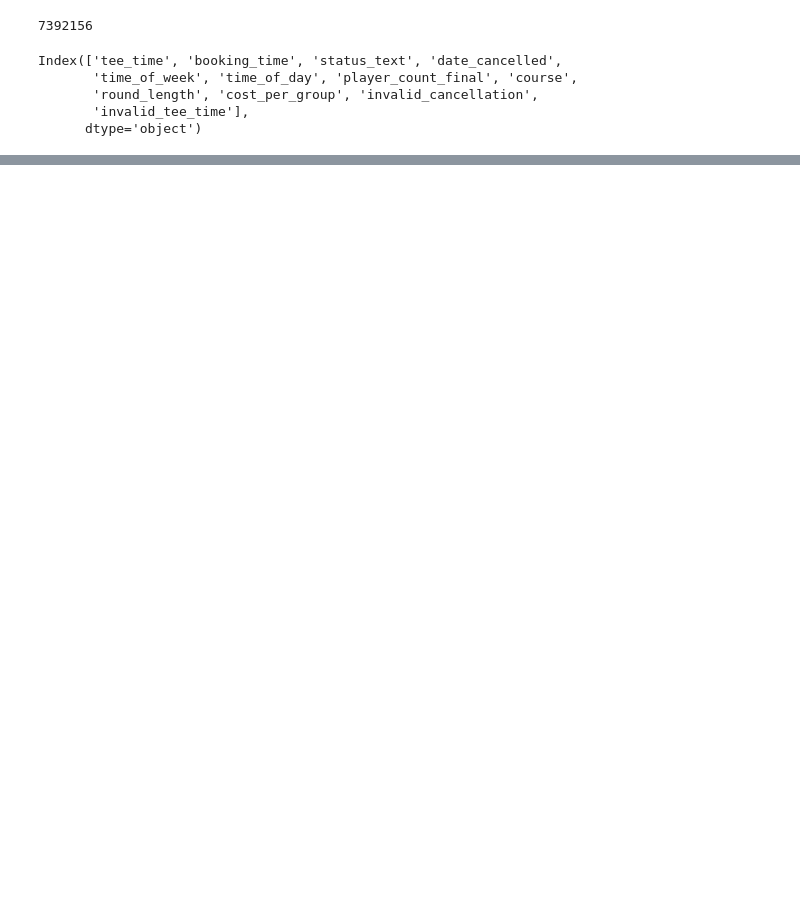
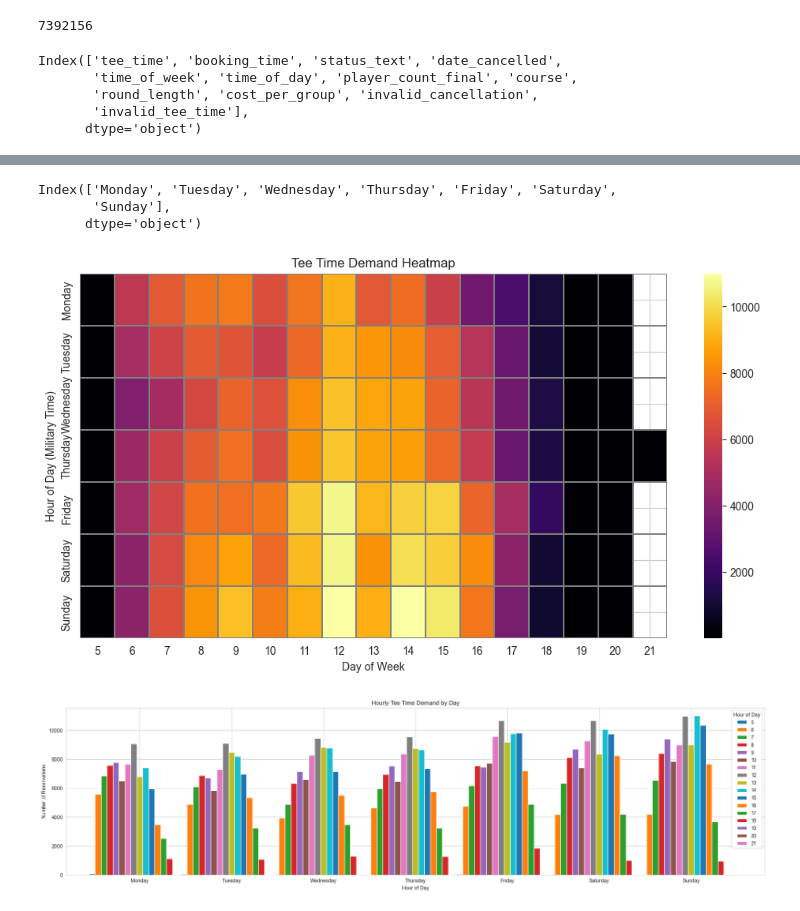
Before and after one commit to Dshaw630/bethpage-tee-time-analysis, a Jupyter notebook: notebooks/03_exploratory_analysis.ipynb, the cells around one changed output, grey strips where cells are left out. Drawn from its saved outputs; the diff is of its cells as text; code cells hidden in the pictures; blank space fills up the shorter version.

```diff
--- a/notebooks/03_exploratory_analysis.ipynb
+++ b/notebooks/03_exploratory_analysis.ipynb
@@ -28,0 +101,24 @@ Index(['tee_time', 'booking_time', 'status_text', 'date_cancelled',
+# %%
+#DOW vs Hour heatmap
+heatmap_data = df.groupby([df["tee_time"].dt.hour,df["tee_time"].dt.dayofweek]).size().unstack()
+heatmap_data.columns = ["Monday", "Tuesday", "Wednesday","Thursday", "Friday", "Saturday", "Sunday"]
+display(heatmap_data)
+display(heatmap_data.columns)
+
+#heatmap
+plt.figure(figsize=(12,6))
+sns.heatmap(heatmap_data.T,cmap="inferno",linecolor="gray",linewidths=.1)
+plt.title("Tee Time Demand Heatmap")
+plt.ylabel("Hour of Day (Military Time)")
+plt.xlabel("Day of Week")
+plt.show()
+
+#day by our bar chart
+heatmap_data.T.plot(kind="bar",figsize=(25,6),width=1.1)
+plt.title("Hourly Tee Time Demand by Day")
+plt.legend(title="Hour of Day")
+plt.xlabel("Hour of Day")
+plt.ylabel("Number of Reservations")
+plt.xticks(rotation=0)
+plt.show()
+# %% [output]
@@ -28,0 +144,5 @@ Index(['tee_time', 'booking_time', 'status_text', 'date_cancelled',
+Index(['Monday', 'Tuesday', 'Wednesday', 'Thursday', 'Friday', 'Saturday',
+       'Sunday'],
+      dtype='object')
+[figure, added]
+[figure, added]
```
Also changed, not shown: parts of 4 cells of this notebook.
